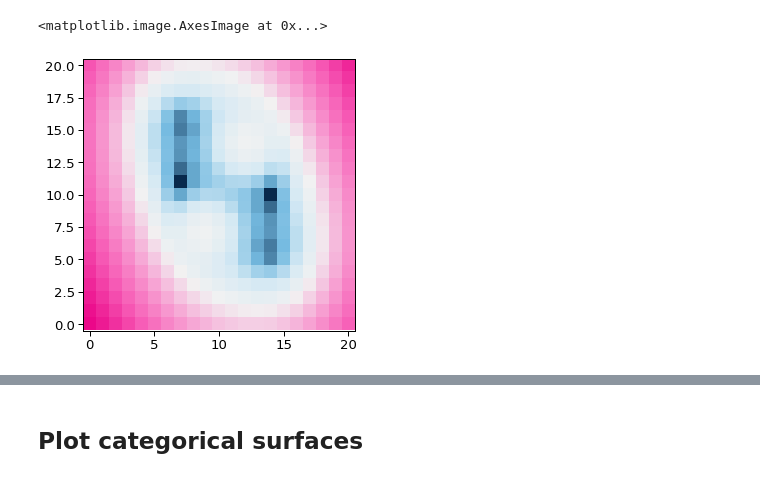
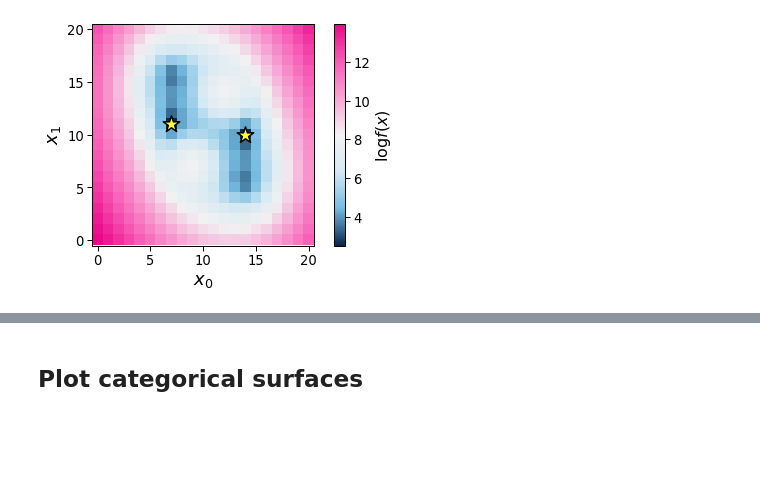
Before and after one commit to aspuru-guzik-group/olympus, a Jupyter notebook: __dev_/plot_new_surfaces.ipynb, the cells around one changed output, grey strips where cells are left out. Cells and saved outputs as stored; diff of their text form; code cells hidden in the pictures; blank space fills up the shorter version.

```diff
--- a/__dev_/plot_new_surfaces.ipynb
+++ b/__dev_/plot_new_surfaces.ipynb
@@ -71,7 +77,7 @@ def plot_contour(ax, X0, X1, y, xlims, ylims, vlims=[None, None], alpha=0.5, con
 
     return mappable
 
-def plot_surface(surface, ax=None, N=100, obj_ix=0):
+def plot_surface(surface, ax=None, N=100, obj_ix=0, X_bests=[]):
 
     if ax is None:
         fig, ax = plt.subplots(nrows=1, ncols=1, figsize=(5,5))
@@ -86,19 +92,18 @@ def plot_surface(surface, ax=None, N=100, obj_ix=0):
     Y = np.reshape(y, newshape=X0.shape)
 
 
-    _ =  plot_contour(ax, X0, X1, Y, xlims=[0,1], ylims=[0,1], alpha=1, contour_lines=False, contour_labels=False,
+    im =  plot_contour(ax, X0, X1, Y, xlims=[0,1], ylims=[0,1], alpha=1, contour_lines=False, contour_labels=False,
                  labels_fs=8, labels_fmt='%d', n_contour_lines=8, contour_alpha=0.8, cbar=False, cmap='olympus')
-#     for param in surface.minima:
+    for X_best in X_bests:
 #         x_min = param['params']
-#         ax.scatter(x_min[0], x_min[1], s=200, marker='*', color='#ffc6ff', zorder=20)
+        _ = ax.scatter(X_best[0], X_best[1], marker='*', s=300, color='#ffff3f', linewidth=1.5, edgecolor='k', zorder=1)
 
-    params = [{'x0':x[0], 'x1':x[1]} for x in X]
 #     y_feas = surface.eval_constr(params)
 #     Y_feas = np.reshape(y_feas, newshape=np.shape(X0))
 #     ax.imshow(Y_feas, extent=[0,1,0,1], origin='lower', cmap='gray', alpha=0.5, interpolation='nearest')
+    return im
 
-
-def plot_surface_cat(surface, ax=None, mark_min=True):
+def plot_surface_cat(surface, ax=None, mark_min=True, X_bests=[]):
     if ax is None:
         fig, ax = plt.subplots(nrows=1, ncols=1, figsize=(5,5))
     domain = np.arange(surface.num_opts)
@@ -115,17 +120,30 @@ def plot_surface_cat(surface, ax=None, mark_min=True):
     if type(surface).__name__ == 'CatCamel':
         Z = np.log(Z)
     im = ax.imshow(Z, origin='lower', cmap = plt.get_cmap('olympus'))
-    #if mark_min is True:
+    if mark_min is True:
     #    X_best = surface.str2array(surface.best)
     #    _ = ax.scatter(X_best[0], X_best[1], marker='*', s=200, color='#ffc6ff', linewidth=2, zorder=20)
-        #_ = ax.scatter(X_best[0], X_best[1], marker='o', s=100, color='none', linewidth=2, edgecolor='#ec091f', zorder=20)
+        for X_best in X_bests:
+#         _ = ax.scatter(X_best[0], X_best[1], marker='o', s=100, color='none', linewidth=2, edgecolor='#ec091f', zorder=20)
         #_ = ax.scatter(X_best[0], X_best[1], marker='s', s=70, color='none', linewidth=3, edgecolor='#ffc6ff', zorder=20)
-        #_ = ax.scatter(X_best[0], X_best[1], marker='*', s=300, color='none', linewidth=3, edgecolor='#ffc6ff', zorder=1)
+            _ = ax.scatter(X_best[0], X_best[1], marker='*', s=300, color='#ffff3f', linewidth=1.5, edgecolor='k', zorder=1)
 
     return im
 # %%
+# CATCAMEL
+
+fig, ax = plt.subplots(1,1,figsize=(6,4))
 surf = CatCamel(param_dim=2, num_opts=21)
-plot_surface_cat(surf)
+X_bests = [[7,11], [14,10]]
+im = plot_surface_cat(surf, ax=ax, mark_min=True, X_bests=X_bests)
+
+cbar = fig.colorbar(im, ax=ax)
+
+cbar.ax.set_ylabel(r'log$f(x)$',fontsize=16)
+ax.set_xlabel(r'$x_0$',fontsize=18)
+ax.set_ylabel(r'$x_1$',fontsize=18)
+
+plt.tight_layout()
+plt.savefig('catcamel_doc_fig.png', dpi=300)
 # %% [output]
-<matplotlib.image.AxesImage at 0x...>
-[figure, old version]
+[figure, new version]
```
Also changed, not shown: parts of 22 cells of this notebook, 20 other files.
